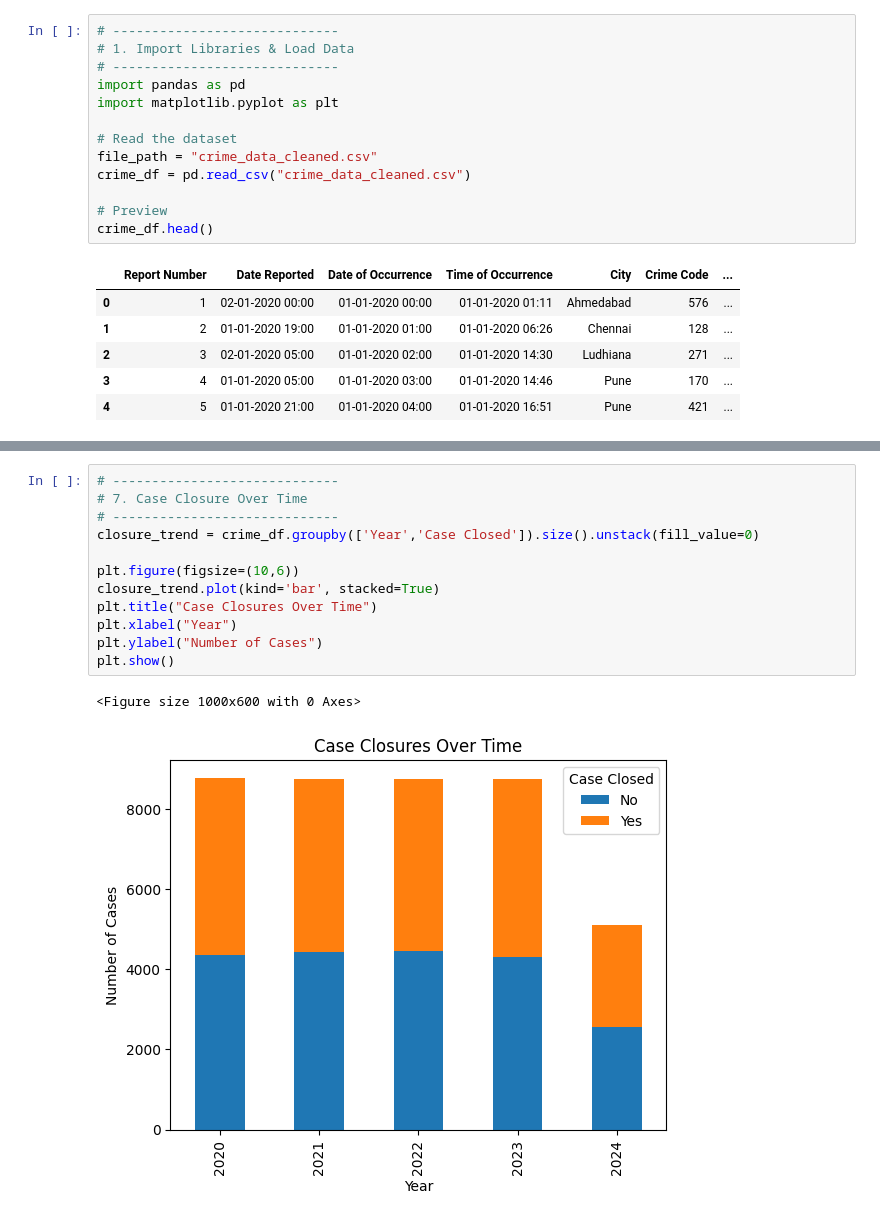
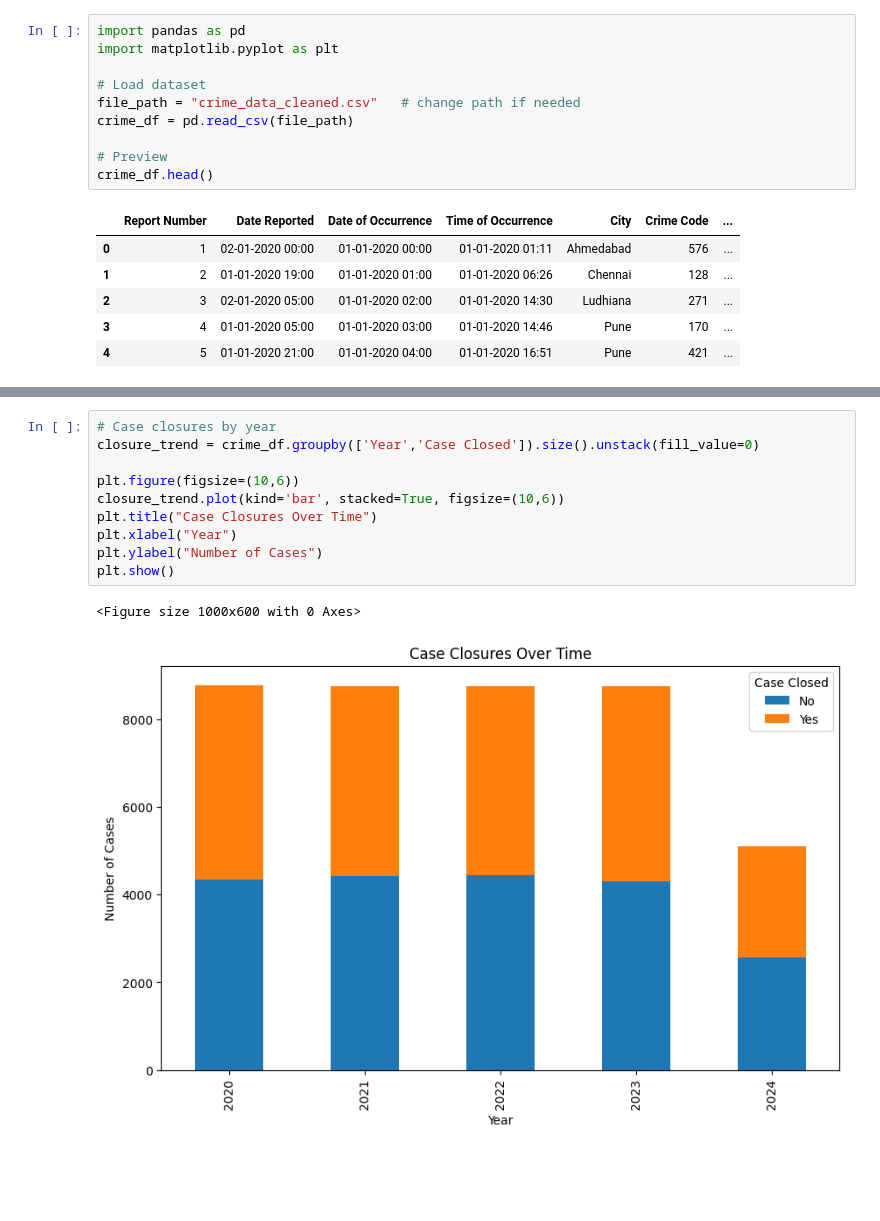
Before and after one commit to Mr-Dipayan-Dey/CrimeDataAnalysis, a Jupyter notebook: Internship.ipynb, the cells around one changed output, grey strips where cells are left out. Cells and saved outputs as stored; diff of their text form; blank space fills up the shorter version.

```diff
--- a/Internship.ipynb
+++ b/Internship.ipynb
@@ -1,13 +1,10 @@
 # %%
-# -----------------------------
-# 1. Import Libraries & Load Data
-# -----------------------------
 import pandas as pd
 import matplotlib.pyplot as plt
 
-# Read the dataset
-file_path = "crime_data_cleaned.csv"
-crime_df = pd.read_csv("crime_data_cleaned.csv")
+# Load dataset
+file_path = "crime_data_cleaned.csv"   # change path if needed
+crime_df = pd.read_csv(file_path)
 
 # Preview
 crime_df.head()
@@ -129,16 +138,14 @@ plt.show()
 # %%
-# -----------------------------
-# 7. Case Closure Over Time
-# -----------------------------
+# Case closures by year
 closure_trend = crime_df.groupby(['Year','Case Closed']).size().unstack(fill_value=0)
 
 plt.figure(figsize=(10,6))
-closure_trend.plot(kind='bar', stacked=True)
+closure_trend.plot(kind='bar', stacked=True, figsize=(10,6))
 plt.title("Case Closures Over Time")
 plt.xlabel("Year")
 plt.ylabel("Number of Cases")
 plt.show()
 # %% [output]
 <Figure size 1000x600 with 0 Axes>
-[figure, old version]
+[figure, new version]
 # %%
```
Also changed, not shown: parts of 7 cells of this notebook.
